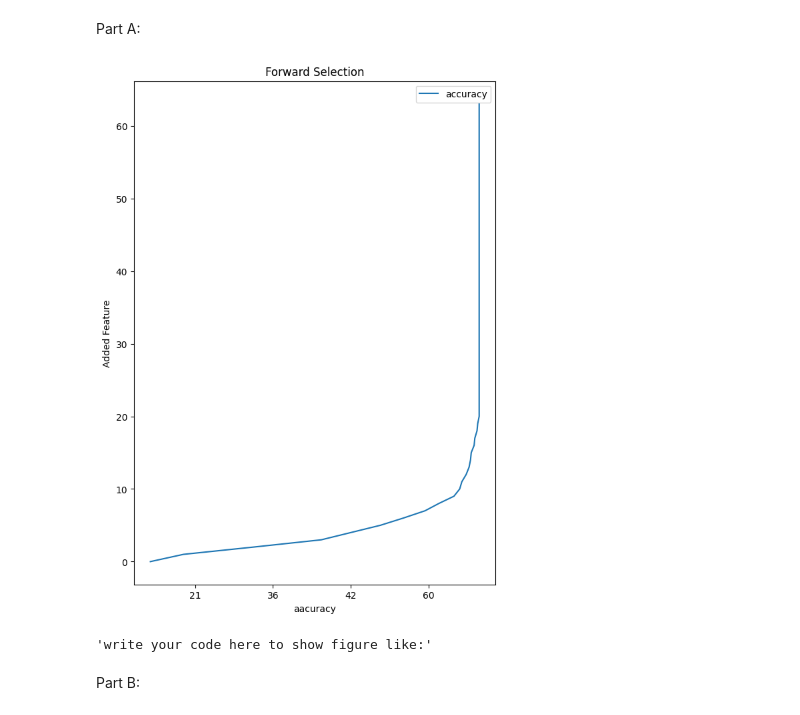
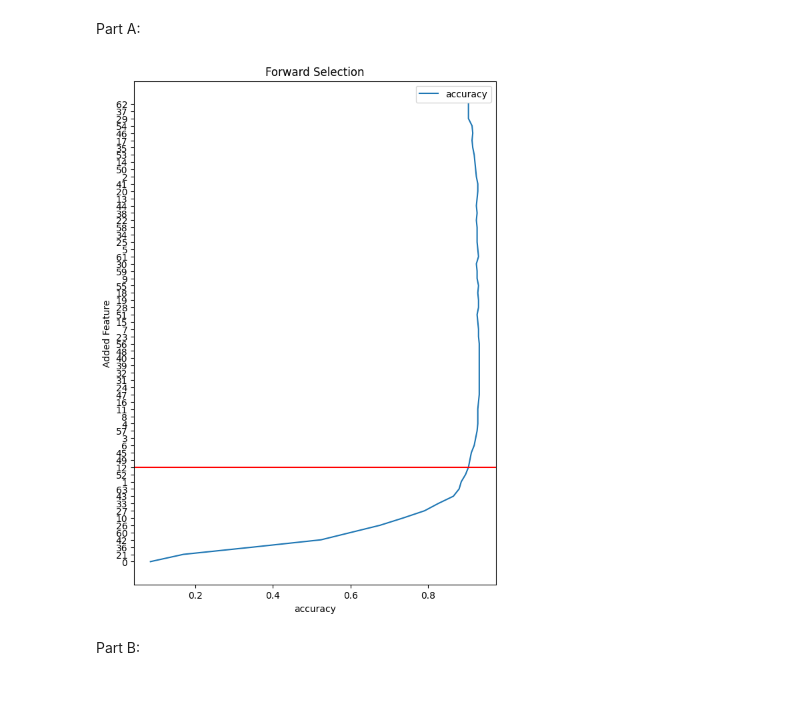
Before and after one commit to Kassra-sinaei/ML_HW5, a Jupyter notebook: HW05.ipynb, the cells around one changed output. Cells and saved outputs as stored; diff of their text form; code cells hidden in the pictures.

```diff
--- a/HW05.ipynb
+++ b/HW05.ipynb
@@ -28,23 +32,26 @@ class ForwardSelection:
         selected_features_index = []
         acc_list = []
         for j in range(len(self.train[0])):
-            temp_acc = list('')
+            max_acc = 0
+            feature_index = None
             for i in range(len(self.train[0])):
                 '''Write your code here'''
-                x = self.train[:, i].reshape((self.train.shape[0],1))
-                x_test = self.test[:, i].reshape((self.test.shape[0],1))
-                for feature in selected_features_index:
-                    x = np.concatenate((x, self.train[:, feature].reshape(-1,1)), axis=1)
-                    x_test = np.concatenate((x_test, self.test[:, feature].reshape(-1,1)), axis=1)
+                if i in selected_features_index:
+                    continue
+                temp = selected_features_index.copy()
+                temp.append(i)
+                x = self.train[:, temp]
+                x_test = self.test[:, temp]
+
                 clf = MultinomialNB()
+                clf.fit(x, self.train_label)
+                acc = accuracy_score(self.test_label, clf.predict(x_test))
+                if(acc > max_acc):
+                    max_acc = acc
+                    feature_index = i
 
-                if j == 0:
-                    x = x.reshape(-1,1)
-                    x_test = x_test.reshape(-1,1)
-                clf.fit(x, self.train_label)
-                temp_acc.append(accuracy_score(self.test_label.reshape(-1,1), clf.predict(x_test).reshape(-1,1)))
-            selected_features_index.append(np.argmax(np.array(temp_acc)))
-            acc_list.append(temp_acc[selected_features_index[-1]])
+            selected_features_index.append(feature_index)
+            acc_list.append(max_acc)
 
         return selected_features_index,acc_list
 # %%
@@ -53,19 +60,19 @@ selected,acc_list = f.forward()
 # %%
 import pandas as pd
 df = pd.DataFrame({'accuracy': range(len(acc_list)), 'x': acc_list})
 df.plot(x='x', figsize=(7,10))
 plt.gcf().set_dpi(100)
-plt.xlabel("aacuracy")
+plt.xlabel("accuracy")
 plt.ylabel("Added Feature")
-plt.yticks(, selected)
+plt.yticks(range(len(acc_list)), selected)
 plt.title("Forward Selection")
+th = 0
+while acc_list[th] < 0.9:
+    th +=1
+plt.axhline(y=th, color='red')
 plt.show()
 # %% [output]
-[figure, old version]
+[figure, new version]
-# %%
-'''write your code here to show figure like:'''
-# %% [output]
-'write your code here to show figure like:'
 # %% [markdown]
 Part B:
 # %%
```
Also changed, not shown: parts of 5 cells of this notebook.
